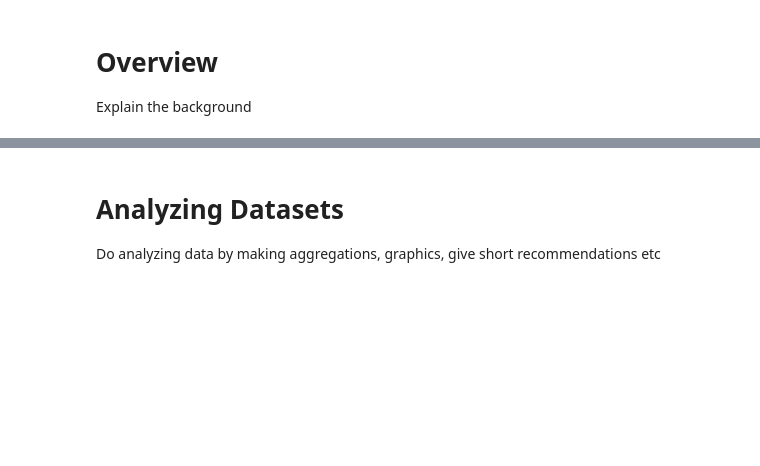
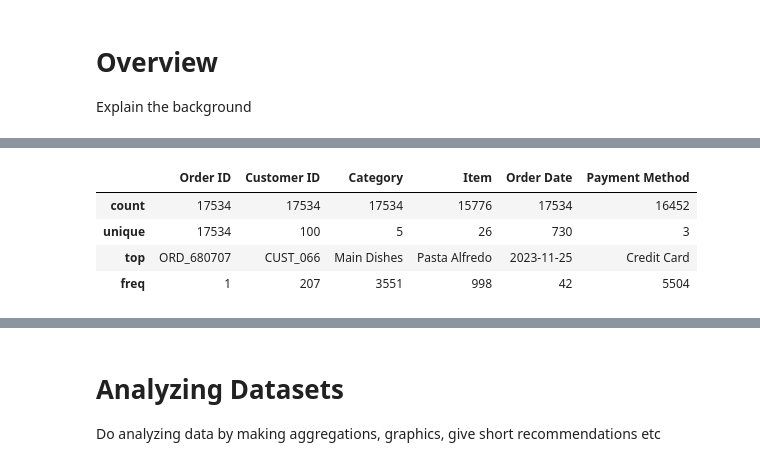
Before and after one commit to graveo-wicaksana/DA_restaurantSales, a Jupyter notebook: DA_restaurantSales.ipynb, the cells around one changed output, grey strips where cells are left out. Cells and saved outputs as stored; diff of their text form; code cells hidden in the pictures; blank space fills up the shorter version.

```diff
--- a/DA_restaurantSales.ipynb
+++ b/DA_restaurantSales.ipynb
@@ -33,0 +68,9 @@ Cleaning process
+# %%
+#Show descriptif statistic of object data type using describe
+df.describe(include="object")
+# %% [output]
+|  | Order ID | Customer ID | Category | Item | Order Date | Payment Method |
+| count | 17534 | 17534 | 17534 | 15776 | 17534 | 16452 |
+| unique | 17534 | 100 | 5 | 26 | 730 | 3 |
+| top | ORD_680707 | CUST_066 | Main Dishes | Pasta Alfredo | 2023-11-25 | Credit Card |
+| freq | 1 | 207 | 3551 | 998 | 42 | 5504 |
```
Also changed, not shown: parts of 14 cells of this notebook.
